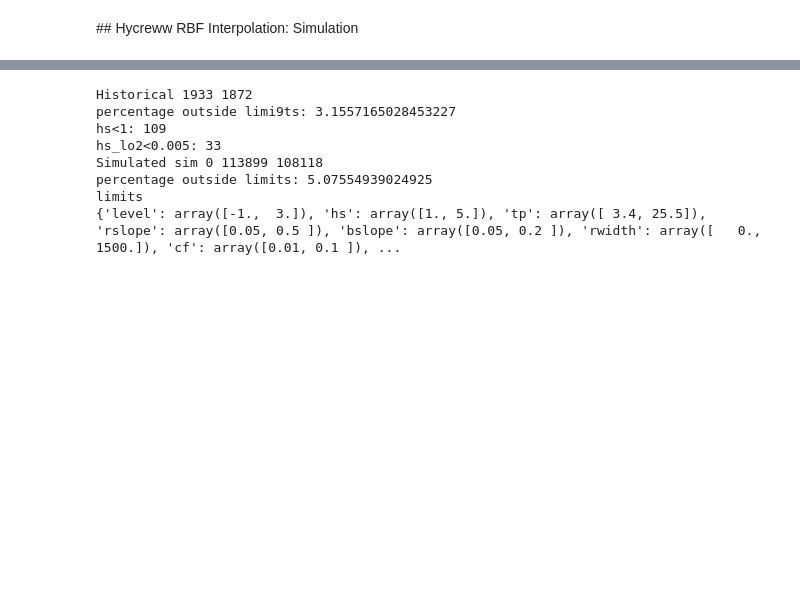
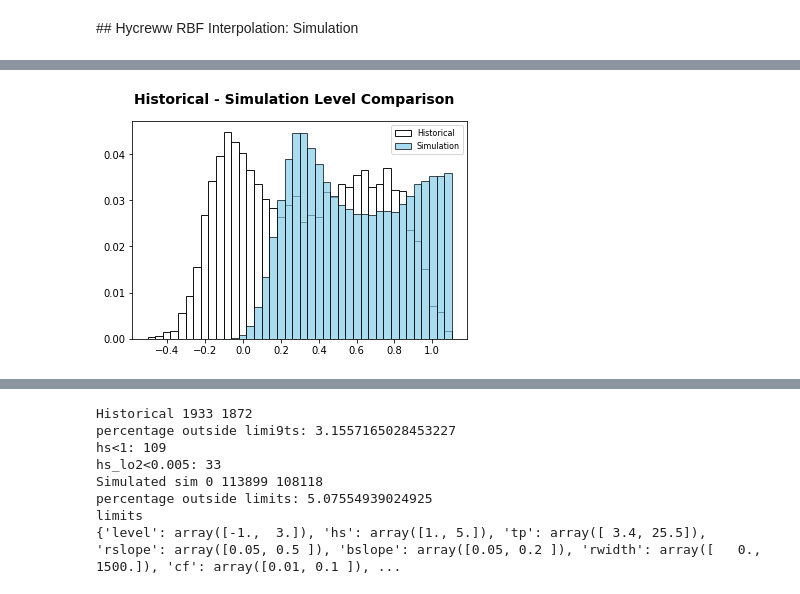
Before and after one commit to ripolln/teslakit, a Jupyter notebook: notebooks/ROI/02_Nearshore/04_Hycreww_RunUp.ipynb, the cells around one changed output, grey strips where cells are left out. Drawn from its saved outputs; the diff is of its cells as text; code cells hidden in the pictures; blank space fills up the shorter version.

Commit message:
added levels histograms to check simulation

```diff
--- a/notebooks/ROI/02_Nearshore/04_Hycreww_RunUp.ipynb
+++ b/notebooks/ROI/02_Nearshore/04_Hycreww_RunUp.ipynb
@@ -223,0 +266,83 @@ sim_A = db.Load_NEARSHORE_RUNUP_SIM(n_sims=n_sims_DWT)
+# %%
+# plot histograms of historical and simulated levels
+
+level_hist = data['level'].values[:]
+level_sim = data_list[0].level.values[:]
+
+level_hist = level_hist[~np.isnan(level_hist)]
+level_sim = level_sim[~np.isnan(level_sim)]
+
+at_hist = data['AT'].values[:]
+at_sim = data_list[0].AT.values[:]
+
+at_hist = at_hist[~np.isnan(at_hist)]
+at_sim = at_sim[~np.isnan(at_sim)]
+
+mmsl_hist = data['MMSL'].values[:]
+mmsl_sim = data_list[0].MMSL.values[:]
+
+mmsl_hist = mmsl_hist[~np.isnan(mmsl_hist)]
+mmsl_sim = mmsl_sim[~np.isnan(mmsl_sim)]
+
+twl_hist = data['TWL'].values[:]
+twl_sim = data_list[0].TWL.values[:]
+
+twl_hist = twl_hist[~np.isnan(twl_hist)]
+twl_sim = twl_sim[~np.isnan(twl_sim)]
+
+n_bins = 40
+
+def axplot_histcompare(ax, var_fit, var_sim, n_bins):
+    'axes plot histogram comparison between fit-sim waves variables'
+
+    (_, bins, _) = ax.hist(var_fit, n_bins, weights=np.ones(len(var_fit)) / len(var_fit),
+            alpha=0.9, color='white', ec='k', label = 'Historical')
+
+    ax.hist(var_sim, bins=bins, weights=np.ones(len(var_sim)) / len(var_sim),
+            alpha=0.7, color='skyblue', ec='k', label = 'Simulation')
+
+    # customize axes
+    ax.legend(prop={'size':8})
+    #ax.set_facecolor('whitesmoke')
+    #ax.set_xticks([])
+    #ax.set_yticks([])
+
+
+
+fig = plt.figure()
+ax = plt.subplot()
+axplot_histcompare(ax, level_hist, level_sim, n_bins)
+fig.suptitle(
+    'Historical - Simulation Level Comparison',
+    fontsize=14, fontweight = 'bold'
+)
+plt.show()
+
+fig = plt.figure()
+ax = plt.subplot()
+axplot_histcompare(ax, at_hist, at_sim, n_bins)
+fig.suptitle(
+    'Historical - Simulation AT Comparison',
+    fontsize=14, fontweight = 'bold'
+)
+plt.show()
+
+fig = plt.figure()
+ax = plt.subplot()
+axplot_histcompare(ax, mmsl_hist, mmsl_sim, n_bins)
+fig.suptitle(
+    'Historical - Simulation MMSL Comparison',
+    fontsize=14, fontweight = 'bold'
+)
+plt.show()
+
+fig = plt.figure()
+ax = plt.subplot()
+axplot_histcompare(ax, twl_hist, twl_sim, n_bins)
+fig.suptitle(
+    'Historical - Simulation TWL Comparison',
+    fontsize=14, fontweight = 'bold'
+)
+plt.show()
+# %% [output]
+[figure, added]
```
Also changed, not shown: parts of 5 cells of this notebook.
